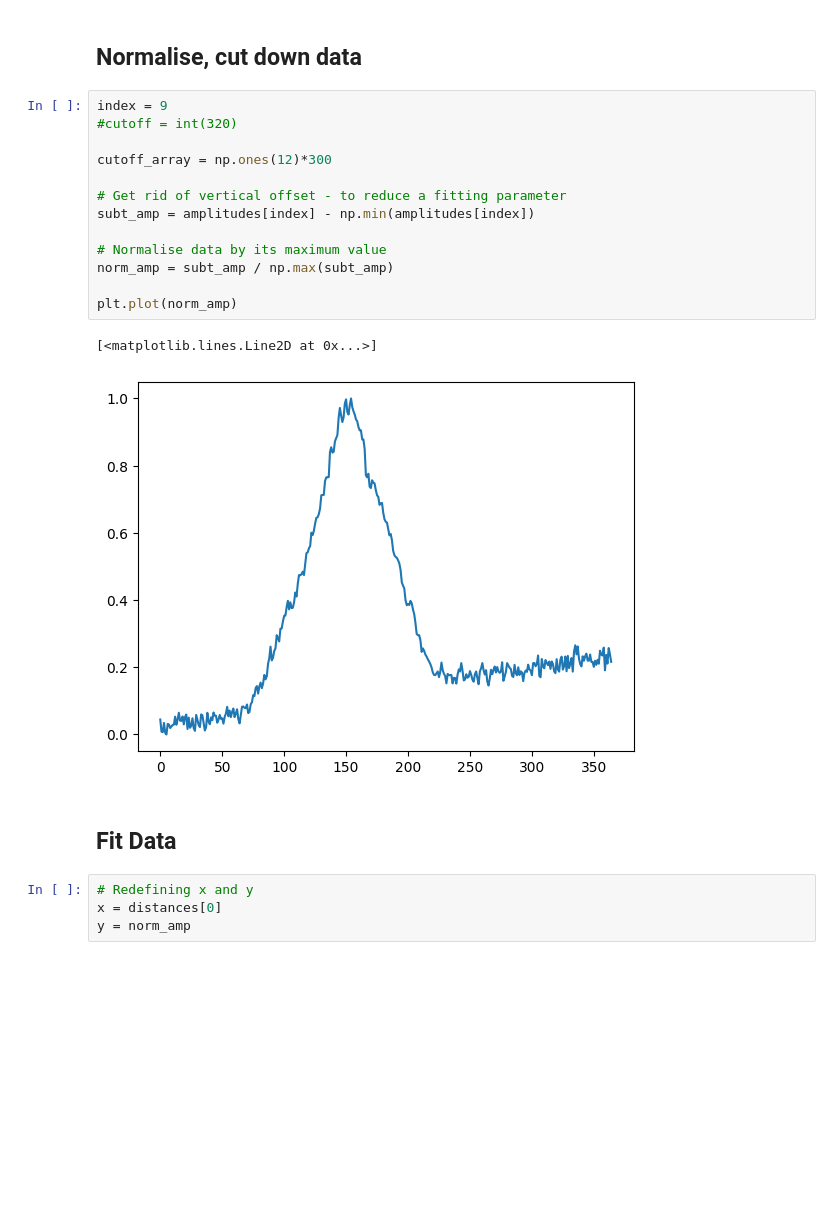
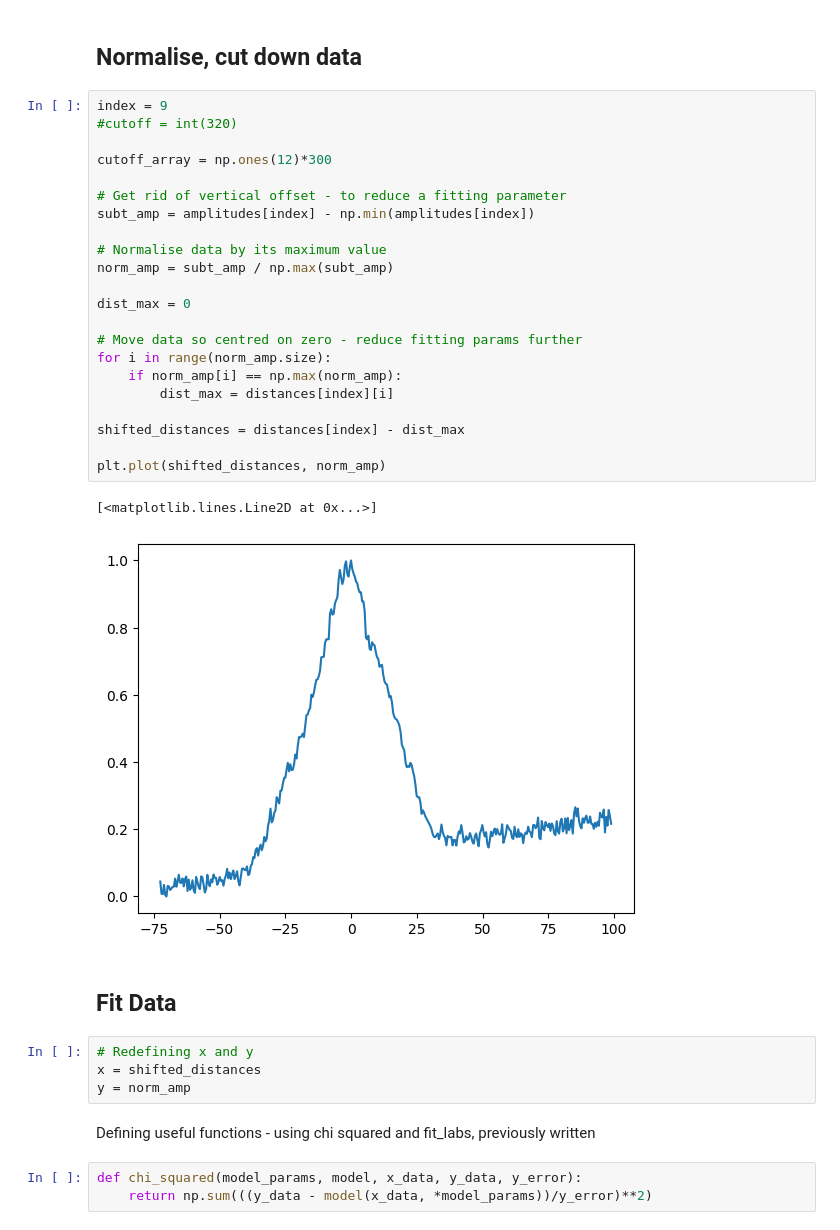
Before and after one commit to akay8/Level4Project, a Jupyter notebook: test_file.ipynb, the cells around one changed output. Drawn from its saved outputs; the diff is of its cells as text; blank space fills up the shorter version.

Commit message:
got wait parameter for one set of data

```diff
--- a/test_file.ipynb
+++ b/test_file.ipynb
@@ -64,22 +65,36 @@ plt.show()
 # %%
 index = 9
 #cutoff = int(320)
 
 cutoff_array = np.ones(12)*300
 
 # Get rid of vertical offset - to reduce a fitting parameter
 subt_amp = amplitudes[index] - np.min(amplitudes[index])
 
 # Normalise data by its maximum value
 norm_amp = subt_amp / np.max(subt_amp)
 
-plt.plot(norm_amp)
+dist_max = 0
+
+# Move data so centred on zero - reduce fitting params further
+for i in range(norm_amp.size):
+    if norm_amp[i] == np.max(norm_amp):
+        dist_max = distances[index][i]
+
+shifted_distances = distances[index] - dist_max
+
+plt.plot(shifted_distances, norm_amp)
 # %% [output]
 [<matplotlib.lines.Line2D at 0x...>]
-[figure, old version]
+[figure, new version]
 # %% [markdown]
 ## Fit Data
 # %%
 # Redefining x and y
-x = distances[0]
+x = shifted_distances
 y = norm_amp
+# %% [markdown]
+Defining useful functions - using chi squared and fit_labs, previously written
+# %%
+def chi_squared(model_params, model, x_data, y_data, y_error):
+    return np.sum(((y_data - model(x_data, *model_params))/y_error)**2)
```
Also changed, not shown: parts of 5 cells of this notebook.
